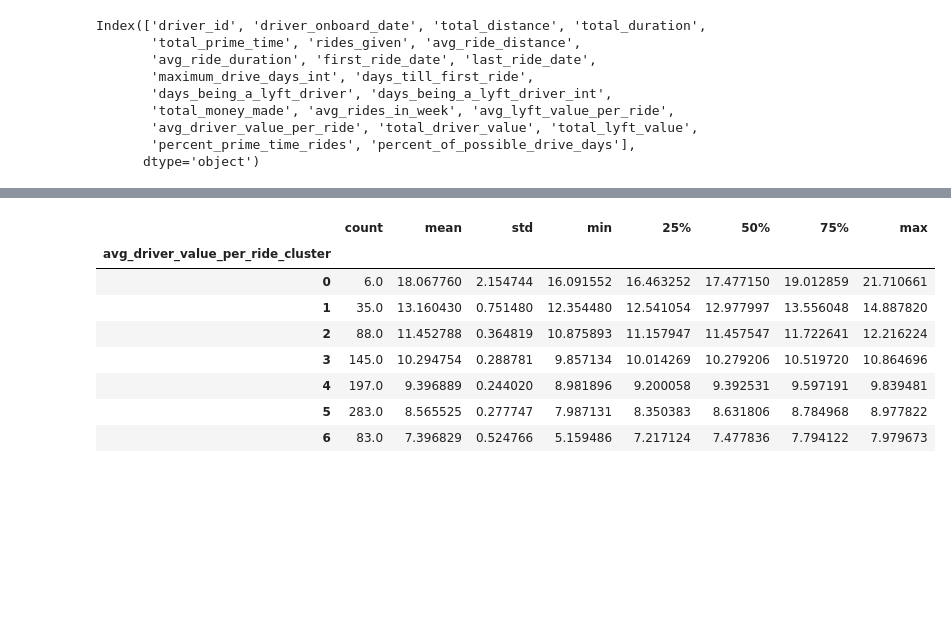
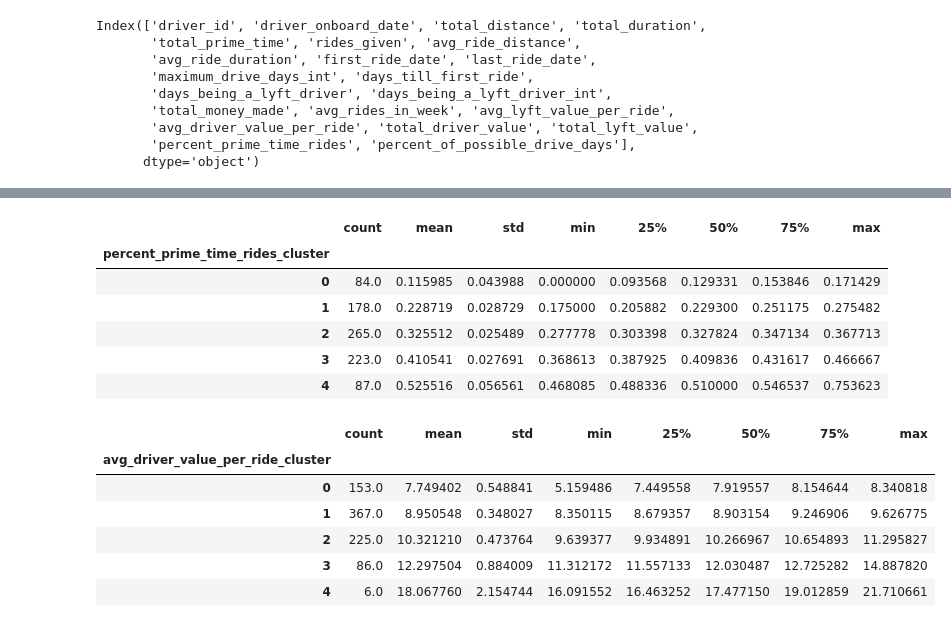
Before and after one commit to AugmentedMode/Lyft-Data-Challenge, a Jupyter notebook: Lyft-Data-Analysis.ipynb, the cells around one changed output, grey strips where cells are left out. Saved outputs shown, nothing was run; the diff lists cells and outputs as text; code cells hidden in the pictures; blank space fills up the shorter version.

```diff
--- a/Lyft-Data-Analysis.ipynb
+++ b/Lyft-Data-Analysis.ipynb
@@ -429,12 +467,12 @@ plt.show()
 # %%
 #build 4 clusters for recency and add it to dataframe
 
-kmeans = KMeans(n_clusters=4)
-kmeans.fit(updated_driver_data_df[['rides_given']])
-updated_driver_data_df['rides_given_cluster'] = kmeans.predict(updated_driver_data_df[['rides_given']])
+kmeans = KMeans(n_clusters=5)
+kmeans.fit(updated_driver_data_df[['avg_rides_in_week']])
+updated_driver_data_df['avg_rides_in_week_cluster'] = kmeans.predict(updated_driver_data_df[['avg_rides_in_week']])
 
-updated_driver_data_df = order_cluster('rides_given_cluster', 'rides_given',updated_driver_data_df,False)
+updated_driver_data_df = order_cluster('avg_rides_in_week_cluster', 'avg_rides_in_week',updated_driver_data_df,True)
 
-updated_driver_data_df.groupby('rides_given_cluster')['rides_given'].describe()
+updated_driver_data_df.groupby('avg_rides_in_week_cluster')['avg_rides_in_week'].describe()
 # %% [output]
 |  | count | mean | std | min | 25% | 50% | 75% | max |
@@ -448,7 +487,7 @@ kmeans = KMeans(n_clusters=4)
 kmeans.fit(updated_driver_data_df[['percent_of_possible_drive_days']])
 updated_driver_data_df['percent_of_possible_drive_days_cluster'] = kmeans.predict(updated_driver_data_df[['percent_of_possible_drive_days']])
 
-updated_driver_data_df = order_cluster('percent_of_possible_drive_days_cluster', 'percent_of_possible_drive_days',updated_driver_data_df,False)
+updated_driver_data_df = order_cluster('percent_of_possible_drive_days_cluster', 'percent_of_possible_drive_days',updated_driver_data_df,True)
 
 updated_driver_data_df.groupby('percent_of_possible_drive_days_cluster')['percent_of_possible_drive_days'].describe()
 # %% [output]
@@ -461,18 +500,32 @@ updated_driver_data_df.groupby('percent_of_possible_drive_days_cluster')['percen
+# %%
+kmeans = KMeans(n_clusters=5)
+kmeans.fit(updated_driver_data_df[['percent_prime_time_rides']])
+updated_driver_data_df['percent_prime_time_rides_cluster'] = kmeans.predict(updated_driver_data_df[['percent_prime_time_rides']])
+
+updated_driver_data_df = order_cluster('percent_prime_time_rides_cluster', 'percent_prime_time_rides',updated_driver_data_df,True)
+
+updated_driver_data_df.groupby('percent_prime_time_rides_cluster')['percent_prime_time_rides'].describe()
+# %% [output]
+|  | count | mean | std | min | 25% | 50% | 75% | max |
+| percent_prime_time_rides_cluster |  |  |  |  |  |  |  |  |
+| 0 | 84.0 | 0.115985 | 0.043988 | 0.000000 | 0.093568 | 0.129331 | 0.153846 | 0.171429 |
+| 1 | 178.0 | 0.228719 | 0.028729 | 0.175000 | 0.205882 | 0.229300 | 0.251175 | 0.275482 |
+| 2 | 265.0 | 0.325512 | 0.025489 | 0.277778 | 0.303398 | 0.327824 | 0.347134 | 0.367713 |
+| 3 | 223.0 | 0.410541 | 0.027691 | 0.368613 | 0.387925 | 0.409836 | 0.431617 | 0.466667 |
+| 4 | 87.0 | 0.525516 | 0.056561 | 0.468085 | 0.488336 | 0.510000 | 0.546537 | 0.753623 |
 # %%
-kmeans = KMeans(n_clusters=7)
+kmeans = KMeans(n_clusters=5)
 kmeans.fit(updated_driver_data_df[['avg_driver_value_per_ride']])
 updated_driver_data_df['avg_driver_value_per_ride_cluster'] = kmeans.predict(updated_driver_data_df[['avg_driver_value_per_ride']])
 
-updated_driver_data_df = order_cluster('avg_driver_value_per_ride_cluster', 'avg_driver_value_per_ride',updated_driver_data_df,False)
+updated_driver_data_df = order_cluster('avg_driver_value_per_ride_cluster', 'avg_driver_value_per_ride',updated_driver_data_df,True)
 
 updated_driver_data_df.groupby('avg_driver_value_per_ride_cluster')['avg_driver_value_per_ride'].describe()
 # %% [output]
 |  | count | mean | std | min | 25% | 50% | 75% | max |
 | avg_driver_value_per_ride_cluster |  |  |  |  |  |  |  |  |
-| 0 | 6.0 | 18.067760 | 2.154744 | 16.091552 | 16.463252 | 17.477150 | 19.012859 | 21.710661 |
-| 1 | 35.0 | 13.160430 | 0.751480 | 12.354480 | 12.541054 | 12.977997 | 13.556048 | 14.887820 |
-| 2 | 88.0 | 11.452788 | 0.364819 | 10.875893 | 11.157947 | 11.457547 | 11.722641 | 12.216224 |
-| 3 | 145.0 | 10.294754 | 0.288781 | 9.857134 | 10.014269 | 10.279206 | 10.519720 | 10.864696 |
-| 4 | 197.0 | 9.396889 | 0.244020 | 8.981896 | 9.200058 | 9.392531 | 9.597191 | 9.839481 |
-| 5 | 283.0 | 8.565525 | 0.277747 | 7.987131 | 8.350383 | 8.631806 | 8.784968 | 8.977822 |
-| 6 | 83.0 | 7.396829 | 0.524766 | 5.159486 | 7.217124 | 7.477836 | 7.794122 | 7.979673 |
+| 0 | 153.0 | 7.749402 | 0.548841 | 5.159486 | 7.449558 | 7.919557 | 8.154644 | 8.340818 |
+| 1 | 367.0 | 8.950548 | 0.348027 | 8.350115 | 8.679357 | 8.903154 | 9.246906 | 9.626775 |
+| 2 | 225.0 | 10.321210 | 0.473764 | 9.639377 | 9.934891 | 10.266967 | 10.654893 | 11.295827 |
+| 3 | 86.0 | 12.297504 | 0.884009 | 11.312172 | 11.557133 | 12.030487 | 12.725282 | 14.887820 |
+| 4 | 6.0 | 18.067760 | 2.154744 | 16.091552 | 16.463252 | 17.477150 | 19.012859 | 21.710661 |
```
Also changed, not shown: parts of 20 cells of this notebook.
